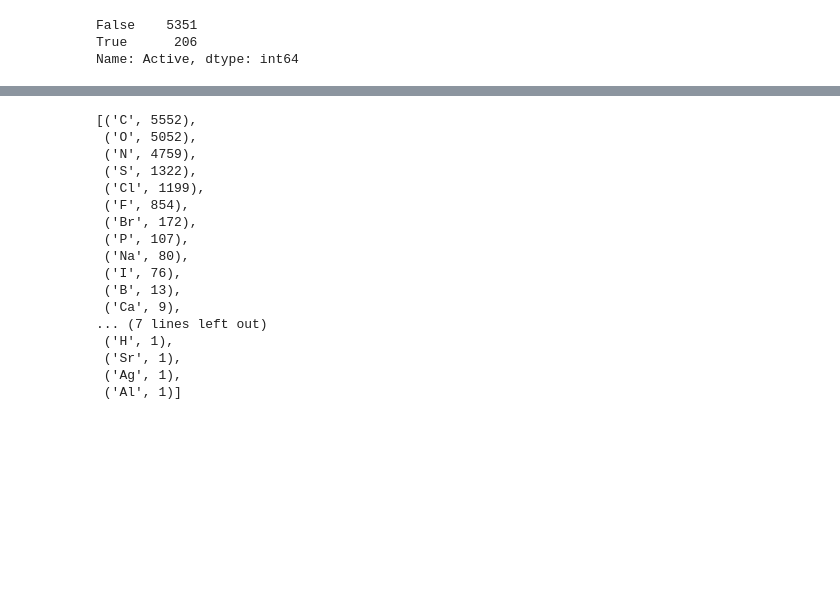
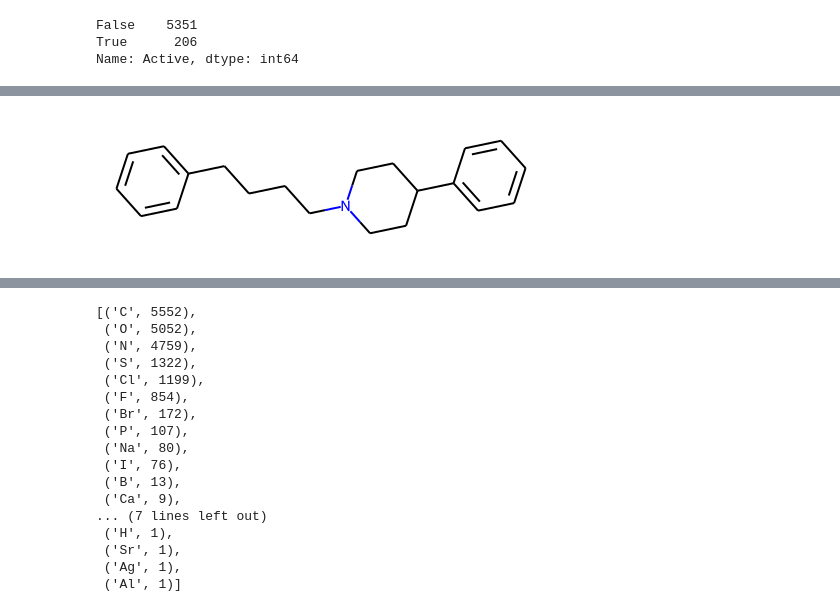
Before and after one commit to akamnev/hackathon-lap, a Jupyter notebook: notebooks/view_train_v1.ipynb, the cells around one changed output, grey strips where cells are left out. Saved outputs shown, nothing was run; the diff lists cells and outputs as text; code cells hidden in the pictures; blank space fills up the shorter version.

```diff
--- a/notebooks/view_train_v1.ipynb
+++ b/notebooks/view_train_v1.ipynb
@@ -43,0 +70,5 @@ Name: Active, dtype: int64
+# %%
+s = 'c1ccc(CCCCN2CCC(c3ccccc3)CC2)cc1'
+Chem.MolFromSmiles(s)
+# %% [output]
+[figure, added]
```
Also changed, not shown: parts of 8 cells of this notebook, 9 other files.
